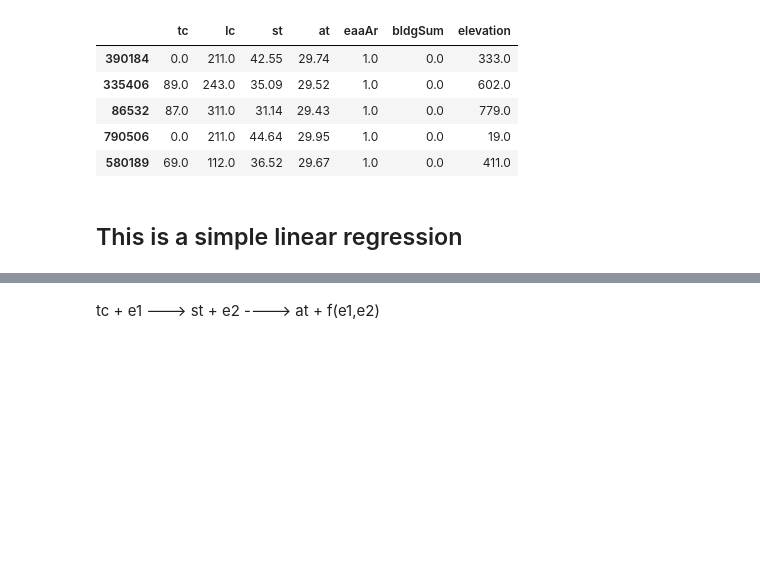
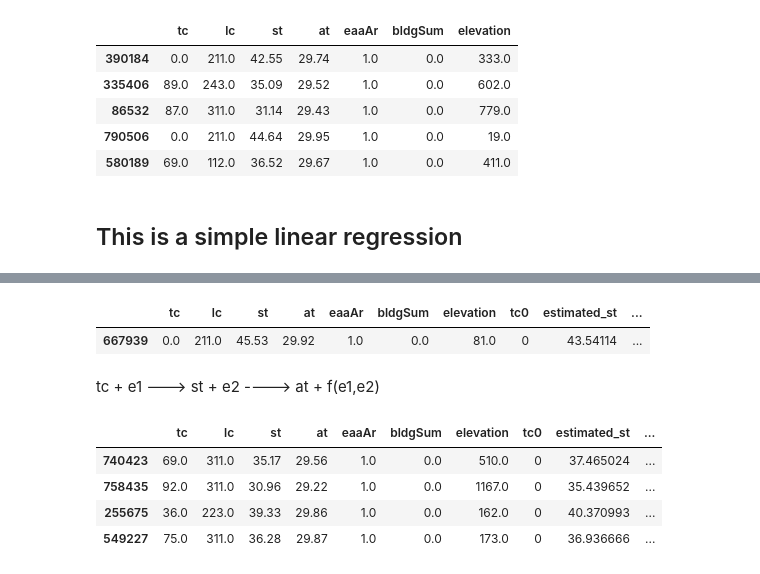
Before and after one commit to mehdiheris/EU_JRC_Urban_Heat_Mitigation, a Jupyter notebook: UrbanMicroclimateRegulation.ipynb, the cells around one changed output, grey strips where cells are left out. Cells and saved outputs as stored; diff of their text form; code cells hidden in the pictures; blank space fills up the shorter version.

```diff
--- a/UrbanMicroclimateRegulation.ipynb
+++ b/UrbanMicroclimateRegulation.ipynb
@@ -250,6 +251,11 @@ predict_st_tc0 = results_st_model.get_prediction(indepVar_st_model_tc0)
 predict_st_tc0 = predict_st_tc0.summary_frame(alpha=0.05)
 # create a col that shows the estiamted st when tc is 0
 df['estimated_st_tc0'] = predict_st_tc0['mean']
+# %%
+df.sample(1)
+# %% [output]
+|  | tc | lc | st | at | eaaAr | bldgSum | elevation | tc0 | estimated_st | ... |
+| 667939 | 0.0 | 211.0 | 45.53 | 29.92 | 1.0 | 0.0 | 81.0 | 0 | 43.54114 | ... |
 # %% [markdown]
 tc + e1 ---> st + e2 ----> at + f(e1,e2)
 # %%
@@ -275,3 +282,11 @@ df['estimated_at_tc0'] = predict_air_tc0['mean']
 
 # now let's calculate cooling
 df['cooling'] = df['estimated_at_tc0']-df['estimated_air']
+# %%
+df.sample(4)
+# %% [output]
+|  | tc | lc | st | at | eaaAr | bldgSum | elevation | tc0 | estimated_st | ... |
+| 740423 | 69.0 | 311.0 | 35.17 | 29.56 | 1.0 | 0.0 | 510.0 | 0 | 37.465024 | ... |
+| 758435 | 92.0 | 311.0 | 30.96 | 29.22 | 1.0 | 0.0 | 1167.0 | 0 | 35.439652 | ... |
+| 255675 | 36.0 | 223.0 | 39.33 | 29.86 | 1.0 | 0.0 | 162.0 | 0 | 40.370993 | ... |
+| 549227 | 75.0 | 311.0 | 36.28 | 29.87 | 1.0 | 0.0 | 173.0 | 0 | 36.936666 | ... |
```
Also changed, not shown: parts of 8 cells of this notebook.
